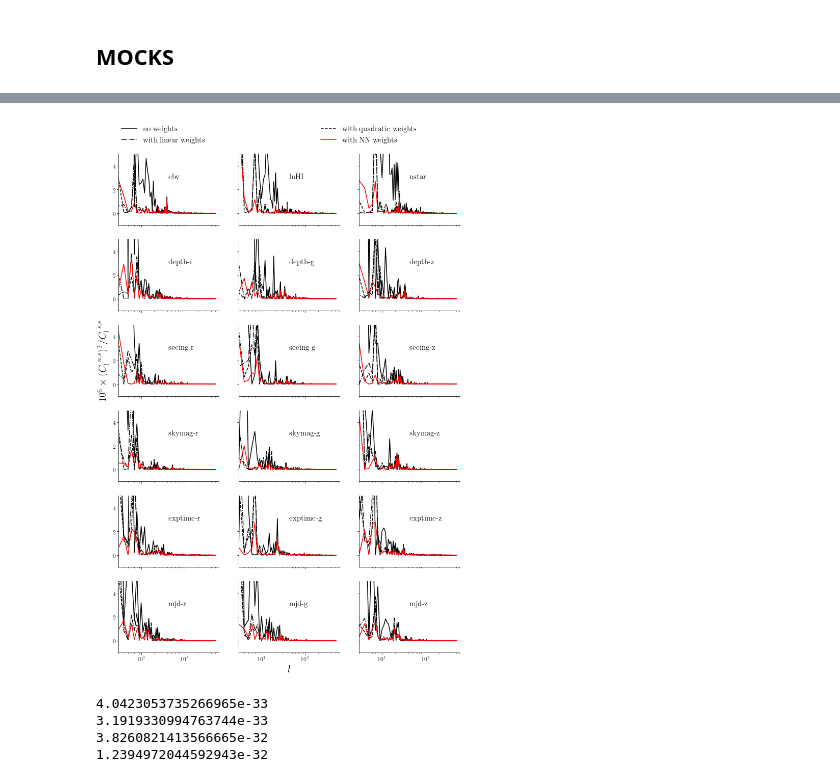
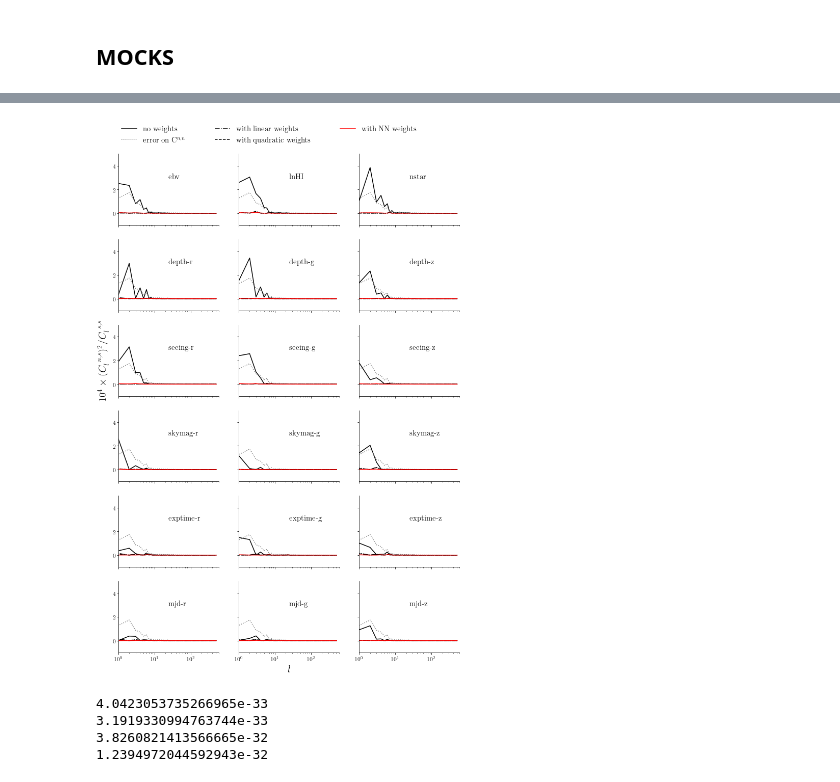
Before and after one commit to mehdirezaie/SYSNet, a Jupyter notebook: dataviz/DLpaper_plots.ipynb, the cells around one changed output, grey strips where cells are left out. Cells and saved outputs as stored; diff of their text form; code cells hidden in the pictures.

Commit message:
add jackknife error on C_l

```diff
--- a/dataviz/DLpaper_plots.ipynb
+++ b/dataviz/DLpaper_plots.ipynb
@@ -504,57 +506,56 @@ def plot_cl_cross_dr(config):
     tckfmt = dict(style='sci', axis='y', scilimits=(0,0))
 #     lgnarg = dict(bbox_to_anchor=(1.1, 0.9), frameon=False, ncol=1,
 #                   title=config['crosscl']['title'], fontsize=15)
-    lgnarg = dict(ncol=2,frameon=False,
+    lgnarg = dict(ncol=3,frameon=False,
                  bbox_to_anchor=(0, 1.1, 3, 0.4), loc="lower left",
                 mode="expand", borderaxespad=0)
-    xlim   = (3, 600)
+    xlim   = (1.0, 600)
     ylim   = (-1., 5.)
     clsys  = np.load(config['crosscl']['clsys']).item()
     #
     #  PLOT
     #
-    def add_plot(fs, a, color='b', label='none', ls='-', clsys=clsys, addauto=False):
+    def add_plot(fs, a, color='b', label='none', ls='-', clsys=clsys, adderr=False):
         d = np.load(fs).item()
         for i in range(d['cross'].shape[0]):
             l = np.arange(d['cross'][i, :].size)
             cl= d['cross'][i, :]**2 / clsys['cross'][i, :]
-            a[i].plot(l, 1.e6*cl, color=color, label=label, linestyle=ls)
-        if addauto:
+            a[i].plot(l, 1.e4*cl, color=color, label=label, linestyle=ls)
+        if adderr:
             for i in range(d['cross'].shape[0]):
-                l = np.arange(d['auto'].size)
-                cl= d['auto']
-                a[i].plot(l, 1.e6*cl, color='grey', linestyle=':')
+                l = np.arange(d['clerr']['clerr'].size)
+                cl= d['clerr']['clerr']
+                a[i].plot(l, 1.e4*cl, color='grey', linestyle=':', label=r'error on C$^{n,n}$')
 
 
 
     f,a    = plt.subplots(**pltarg)
     # plt.subplots_adjust(hspace=0.0, wspace=0.0)
     a = a.flatten()
     for i, fi in enumerate(config['crosscl']['flb']):
-        #if fi == 'uni':
-        #    addauto = True
-        #else:
-        #    addauto = False
-        addauto=False
-        add_plot(config['crosscl']['clpath'](fi), a, c[i] , config['crosscl']['lb'][i], ls[i], addauto=addauto)
+        if fi == 'uni':
+            adderr = True
+        else:
+            adderr = False
+        add_plot(config['crosscl']['clpath'](fi), a, c[i] , config['crosscl']['lb'][i], ls[i], adderr=adderr)
 
     for i in range(len(a)):
-        if i ==6:a[i].set_ylabel(r'$10^{6}\times(C^{~n,s}_{l})^{2}/C^{~s,s}_{l}$')
+        if i ==6:a[i].set_ylabel(r'$10^{4}\times(C^{~n,s}_{l})^{2}/C^{~s,s}_{l}$')
         if i ==16:a[i].set_xlabel('$l$')
         a[i].text(0.5, 0.65, r'%s'\
                           %config['crosscl']['xticks'][i], transform=a[i].transAxes, fontsize=15)
         a[i].ticklabel_format(**tckfmt)
         a[i].tick_params(axis='y', pad=1.0)
         a[i].set_xscale('log')
         a[i].set_xlim(*xlim)
         a[i].set_ylim(*ylim)
     a[0].legend(**lgnarg)
     #f.delaxes(a[17])
 
     plt.savefig(config['crosscl']['ouname'], bbox_inches='tight')
 plot_cl_cross_dr(config)
 # %% [output]
-[figure, old version]
+[figure, new version]
 # %%
 def plot_cl_cross_xi(config):
     params = {
```
Also changed, not shown: parts of 12 cells of this notebook, 6 other files.
